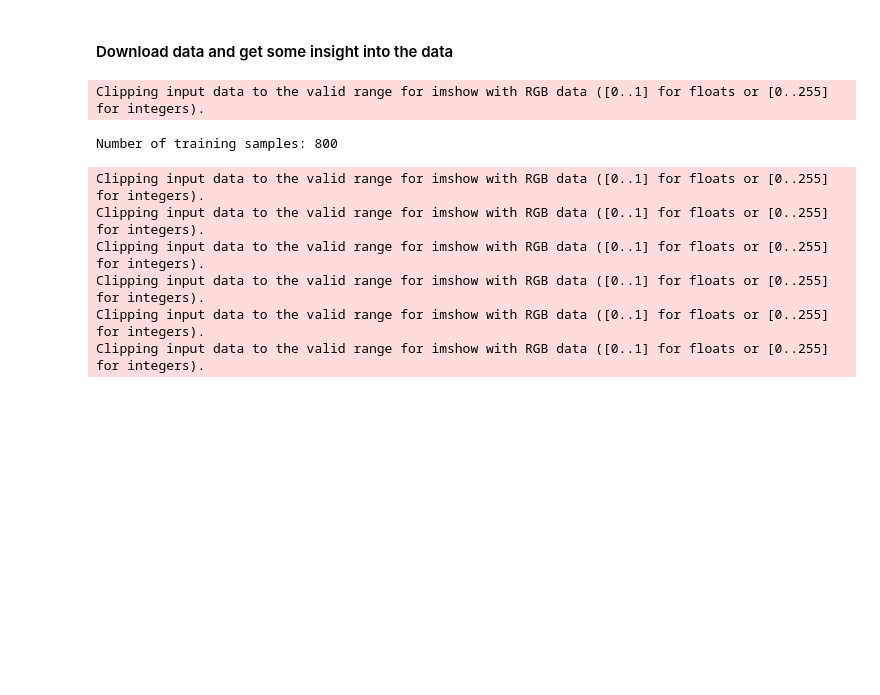
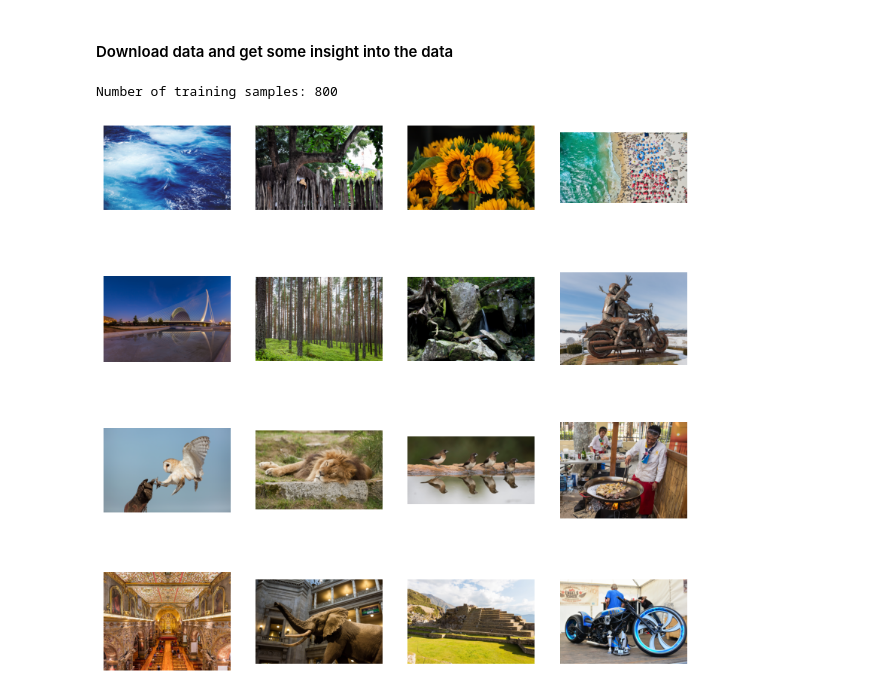
Before and after one commit to Warren-SJ/WaveMixSR, a Jupyter notebook: data_acquisition.ipynb, the cells around one changed output. Saved outputs shown, nothing was run; the diff lists cells and outputs as text; code cells hidden in the pictures; blank space fills up the shorter version.

```diff
--- a/data_acquisition.ipynb
+++ b/data_acquisition.ipynb
@@ -96,31 +96,25 @@ class CustomDataSet(Dataset):
 # %%
 # Visualize random data
 
 train_dataset = CustomDataSet(lr_image_folder=train_data_folder,
                               hr_image_folder=train_data_targest_folder,
                               )
-# test_dataset = CustomDataSet(lr_image_folder=test_data_folder,
-#                              hr_image_folder=test_data_targest_folder)
+test_dataset = CustomDataSet(lr_image_folder=test_data_folder,
+                             hr_image_folder=test_data_targest_folder)
 
 # Plot random images
 print(f"Number of training samples: {len(train_dataset)}")
 random_indices = random.sample(range(len(train_dataset)), 16)
 fig, axs = plt.subplots(4, 4, figsize=(10, 10))
 for i, idx in enumerate(random_indices):
     img = train_dataset[idx][0]
     ax = axs[i//4, i%4]
-    ax.imshow(cv2.cvtColor(np.asarray(img.permute(1,2,0).type(torch.float32)), cv2.COLOR_YCR_CB2RGB))
+    ax.imshow(cv2.cvtColor(np.asarray(img.permute(1,2,0).type(torch.uint8)), cv2.COLOR_YCrCb2RGB))
     ax.axis("off")
 plt.show()
 # %% [output]
-Clipping input data to the valid range for imshow with RGB data ([0..1] for floats or [0..255] for integers).
+Number of training samples: 800
-Number of training samples: 800
-Clipping input data to the valid range for imshow with RGB data ([0..1] for floats or [0..255] for integers).
-Clipping input data to the valid range for imshow with RGB data ([0..1] for floats or [0..255] for integers).
-Clipping input data to the valid range for imshow with RGB data ([0..1] for floats or [0..255] for integers).
-Clipping input data to the valid range for imshow with RGB data ([0..1] for floats or [0..255] for integers).
-Clipping input data to the valid range for imshow with RGB data ([0..1] for floats or [0..255] for integers).
-Clipping input data to the valid range for imshow with RGB data ([0..1] for floats or [0..255] for integers).
+[figure, added]
 # %%
 train_loader = DataLoader(train_dataset, batch_size=BATCH_SIZE, shuffle=True)
 test_loader = DataLoader(test_dataset, batch_size=BATCH_SIZE, shuffle=False)
```
Also changed, not shown: parts of 3 cells of this notebook.
